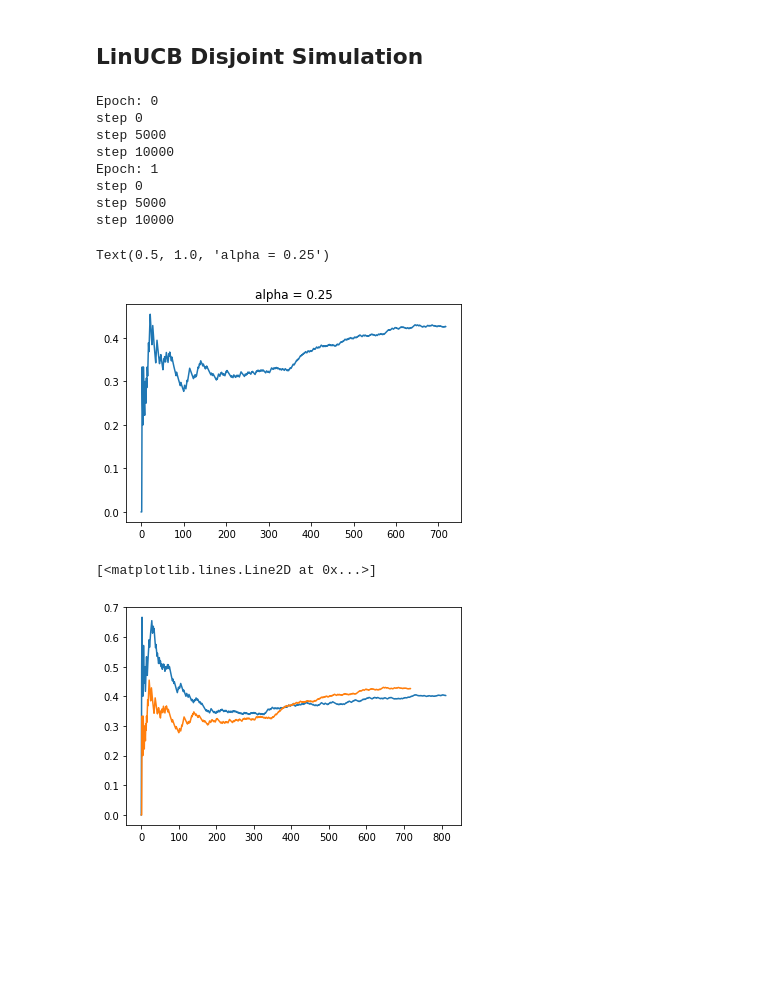
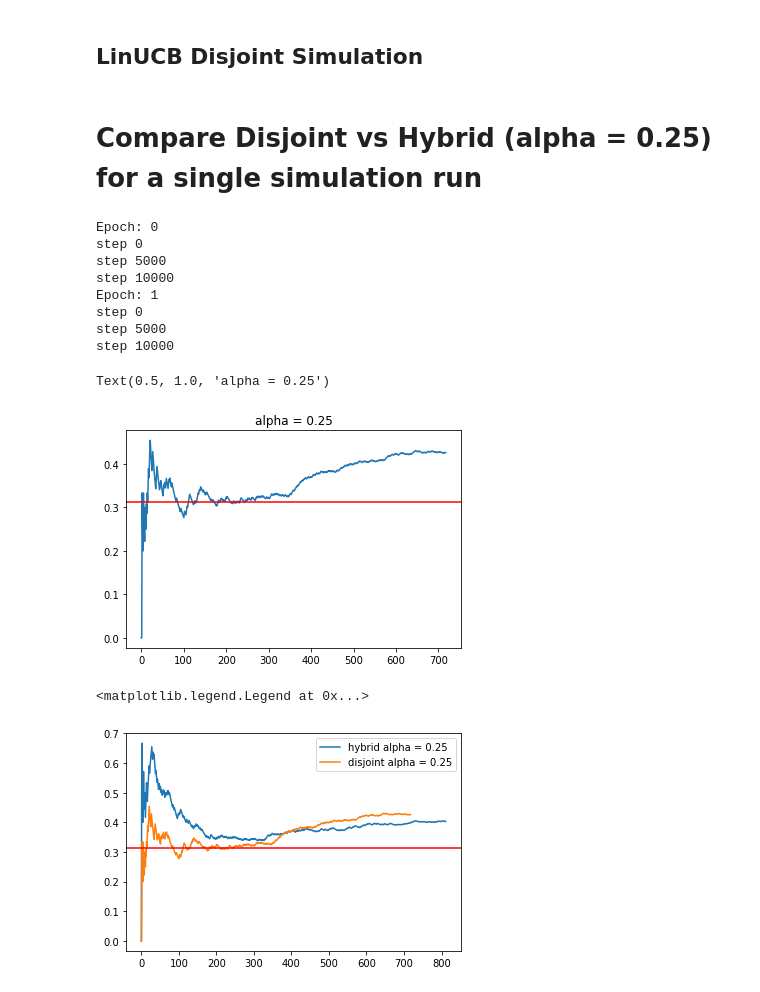
Before and after one commit to kfoofw/bandit_simulations, a Jupyter notebook: python/contextual_bandits/notebooks/LinUCB_hybrid.ipynb, the cells around one changed output. Drawn from its saved outputs; the diff is of its cells as text; code cells hidden in the pictures; blank space fills up the shorter version.

```diff
--- a/python/contextual_bandits/notebooks/LinUCB_hybrid.ipynb
+++ b/python/contextual_bandits/notebooks/LinUCB_hybrid.ipynb
@@ -354,7 +354,8 @@ filtered_data_original.reward.hist()
 <matplotlib.axes._subplots.AxesSubplot at 0x...>
 [figure]
 # %%
-filtered_data_original.reward.mean()
+reward_mean = filtered_data_original.reward.mean()
+reward_mean
 # %% [output]
 0.3134639433097124
 # %%
@@ -610,6 +615,8 @@ def ctr_disjoint_simulator(K_arms, d, alpha, epochs, top_movies_index, steps_pri
             "cumulative_rewards": cumulative_rewards,
             "aligned_ctr":aligned_ctr,
             "policy":linucb_disjoint_policy_object}
+# %% [markdown]
+# Compare Disjoint vs Hybrid (alpha = 0.25) for a single simulation run
 # %%
 alpha_value = 0.25
 simulation_disjoint_alpha_025 = ctr_disjoint_simulator(K_arms = n,
@@ -619,6 +626,7 @@ simulation_disjoint_alpha_025 = ctr_disjoint_simulator(K_arms = n,
                                                        top_movies_index = top_movies_index,
                                                        steps_printout=5000)
 plt.plot(simulation_disjoint_alpha_025["aligned_ctr"])
+plt.axhline(y=reward_mean, color = "red")
 plt.title("alpha = "+str(alpha_value))
 # %% [output]
 Epoch: 0
@@ -630,10 +638,12 @@ step 0
 step 5000
 step 10000
 Text(0.5, 1.0, 'alpha = 0.25')
-[figure, old version]
+[figure, new version]
 # %%
 plt.plot(simulation_hybrid_alpha_025["aligned_ctr"], label = "hybrid alpha = 0.25")
 plt.plot(simulation_disjoint_alpha_025["aligned_ctr"], label = "disjoint alpha = 0.25")
+plt.axhline(y=reward_mean, color = "red")
+plt.legend()
 # %% [output]
-[<matplotlib.lines.Line2D at 0x...>]
+<matplotlib.legend.Legend at 0x...>
-[figure, old version]
+[figure, new version]
```
Also changed, not shown: parts of 11 cells of this notebook, 11 other files.
